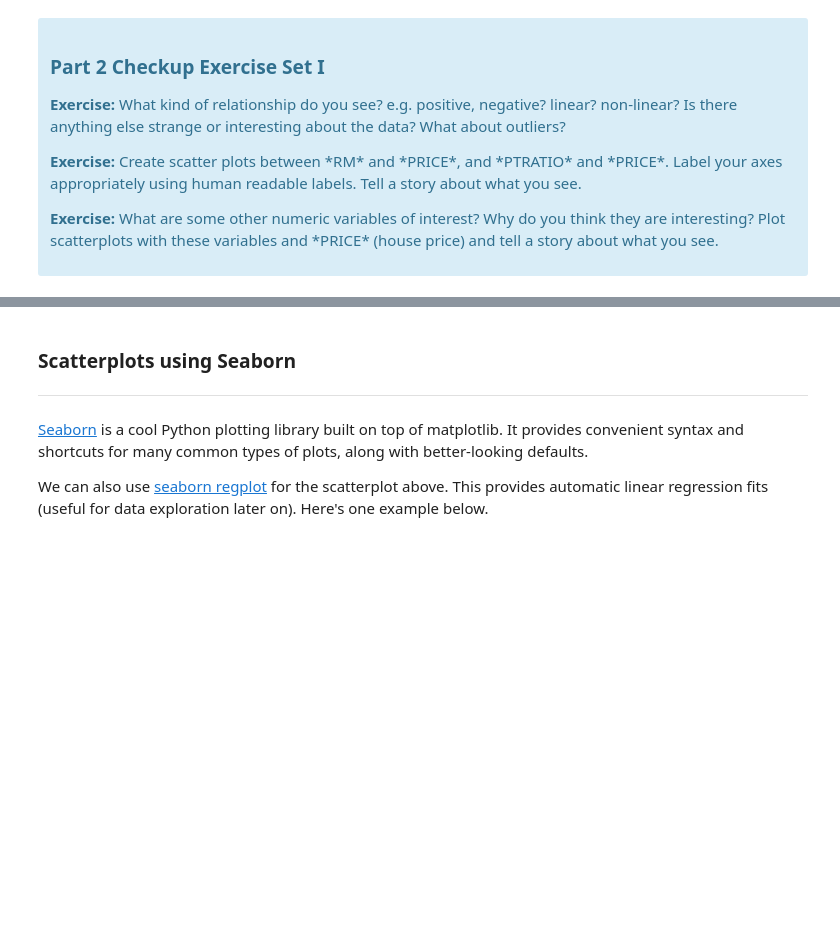
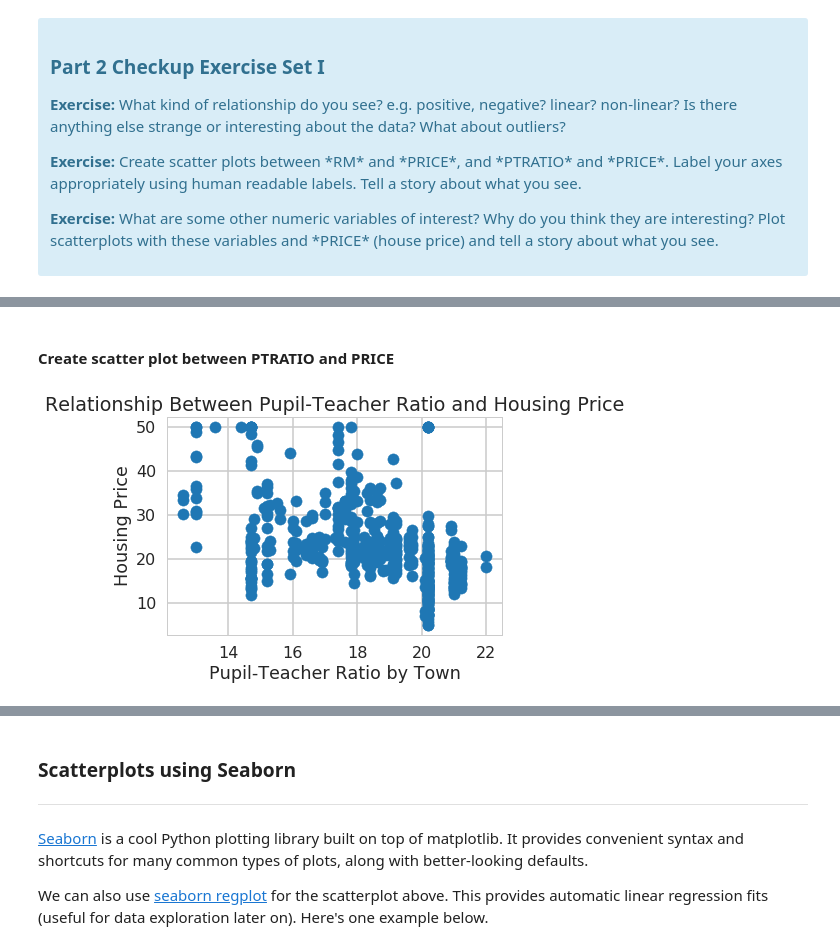
Before and after one commit to HuongIvyNguyen/springboard_datascience, a Jupyter notebook: mini_project7/Mini_Project_Linear_Regression.ipynb, the cells around one changed output, grey strips where cells are left out. Drawn from its saved outputs; the diff is of its cells as text; code cells hidden in the pictures; blank space fills up the shorter version.

```diff
--- a/mini_project7/Mini_Project_Linear_Regression.ipynb
+++ b/mini_project7/Mini_Project_Linear_Regression.ipynb
@@ -226,0 +293,10 @@ plt.title("Relationship between CRIM and Price")
+# %% [markdown]
+#### Create scatter plot between PTRATIO and PRICE
+# %%
+plt.scatter('PTRATIO', 'PRICE', data=bos)
+plt.xlabel('Pupil-Teacher Ratio by Town')
+plt.ylabel('Housing Price')
+plt.title('Relationship Between Pupil-Teacher Ratio and Housing Price')
+plt.show()
+# %% [output]
+[figure, added]
```
Also changed, not shown: parts of 20 cells of this notebook.
